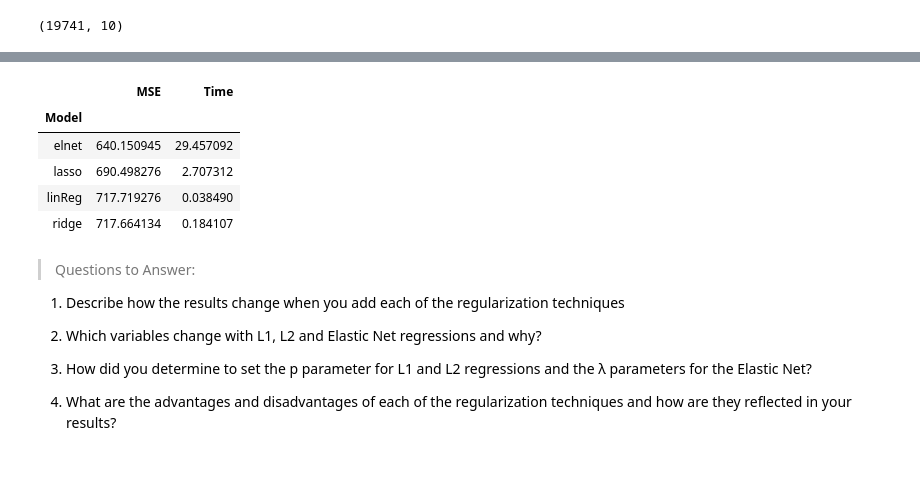
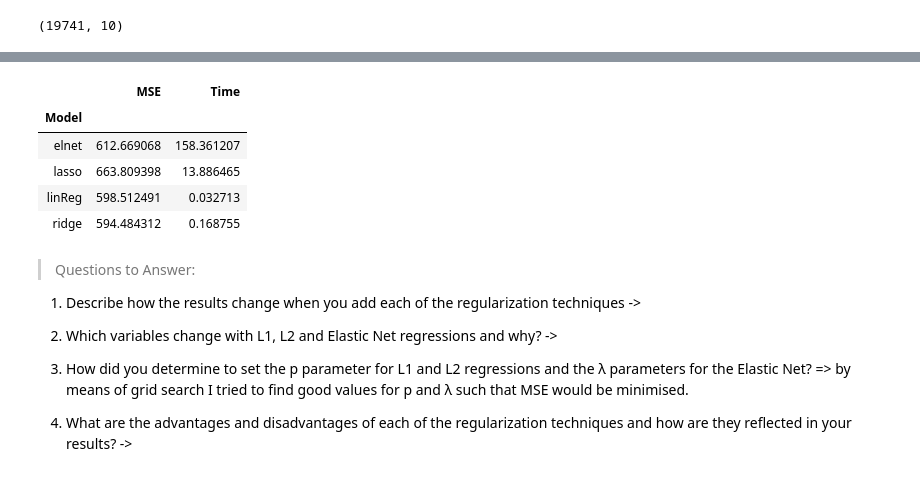
Before and after one commit to lukaszbinden/mli, a Jupyter notebook: assignments/assignments_level_two/Module 4 Assignment 1.ipynb, the cells around one changed output, grey strips where cells are left out. Saved outputs shown, nothing was run; the diff lists cells and outputs as text; code cells hidden in the pictures.

```diff
--- a/assignments/assignments_level_two/Module 4 Assignment 1.ipynb
+++ b/assignments/assignments_level_two/Module 4 Assignment 1.ipynb
@@ -300,0 +282,6 @@ done.
+# %%
+# use linReg model first and see results
+linReg_model = {'linReg': models_and_parameters['linReg']}
+linReg_results = fit_predict_model(linReg_model)
+mean_mse_model = mean_mse_model.append(linReg_results, sort=False)
+linReg_results
@@ -300,0 +301,6 @@ done.
+# %%
+# use lasso model and see results
+lasso_model = {'lasso': models_and_parameters['lasso']}
+lasso_results = fit_predict_model(lasso_model)
+mean_mse_model = mean_mse_model.append(lasso_results, sort=False)
+lasso_results
@@ -300,0 +320,6 @@ done.
+# %%
+# use ridge model and see results
+ridge_model = {'ridge': models_and_parameters['ridge']}
+ridge_results = fit_predict_model(ridge_model)
+mean_mse_model = mean_mse_model.append(ridge_results, sort=False)
+ridge_results
@@ -300,0 +339,6 @@ done.
+# %%
+# use ridge model and see results
+elnet_model = {'elnet': models_and_parameters['elnet']}
+elnet_results = fit_predict_model(elnet_model)
+mean_mse_model = mean_mse_model.append(elnet_results, sort=False)
+elnet_results
@@ -301,22 +358,23 @@ done.
 # %%
-df_outer_results.pivot_table(index=["Model"], aggfunc="mean")
+mean_mse_model.pivot_table(index=["Model"], aggfunc="mean")
 # %% [output]
 |  | MSE | Time |
 | Model |  |  |
-| elnet | 640.150945 | 29.457092 |
-| lasso | 690.498276 | 2.707312 |
-| linReg | 717.719276 | 0.038490 |
-| ridge | 717.664134 | 0.184107 |
+| elnet | 612.669068 | 158.361207 |
+| lasso | 663.809398 | 13.886465 |
+| linReg | 598.512491 | 0.032713 |
+| ridge | 594.484312 | 0.168755 |
 # %% [markdown]
 > Questions to Answer:
 
 1) Describe how the results change when you add each of the regularization techniques
-
+->
 
 2) Which variables change with L1, L2 and Elastic Net regressions and why?
-
+->
 
 3) How did you determine to set the p parameter for L1 and L2 regressions and the λ parameters for the Elastic Net?
-
+=> by means of grid search I tried to find good values for p and λ such that MSE would be minimised.
 
 4) What are the advantages and disadvantages of each of the regularization techniques and how are they reflected in your results?
+->
```
Also changed, not shown: parts of 7 cells of this notebook, 2 other files.
